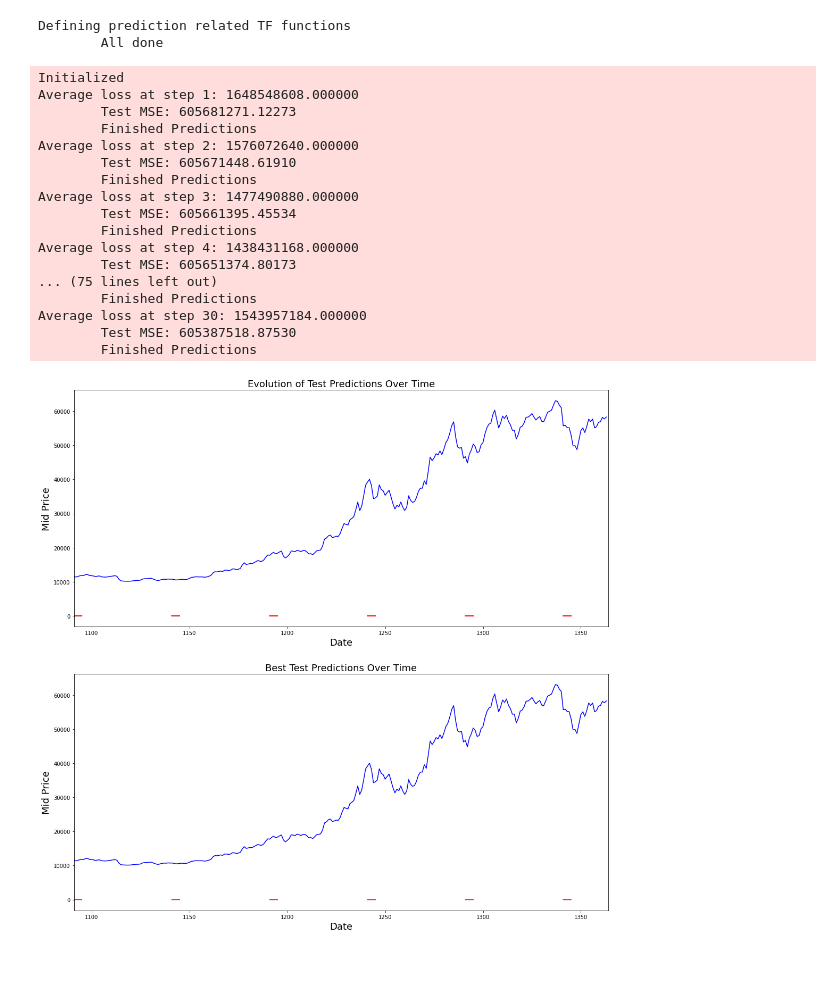
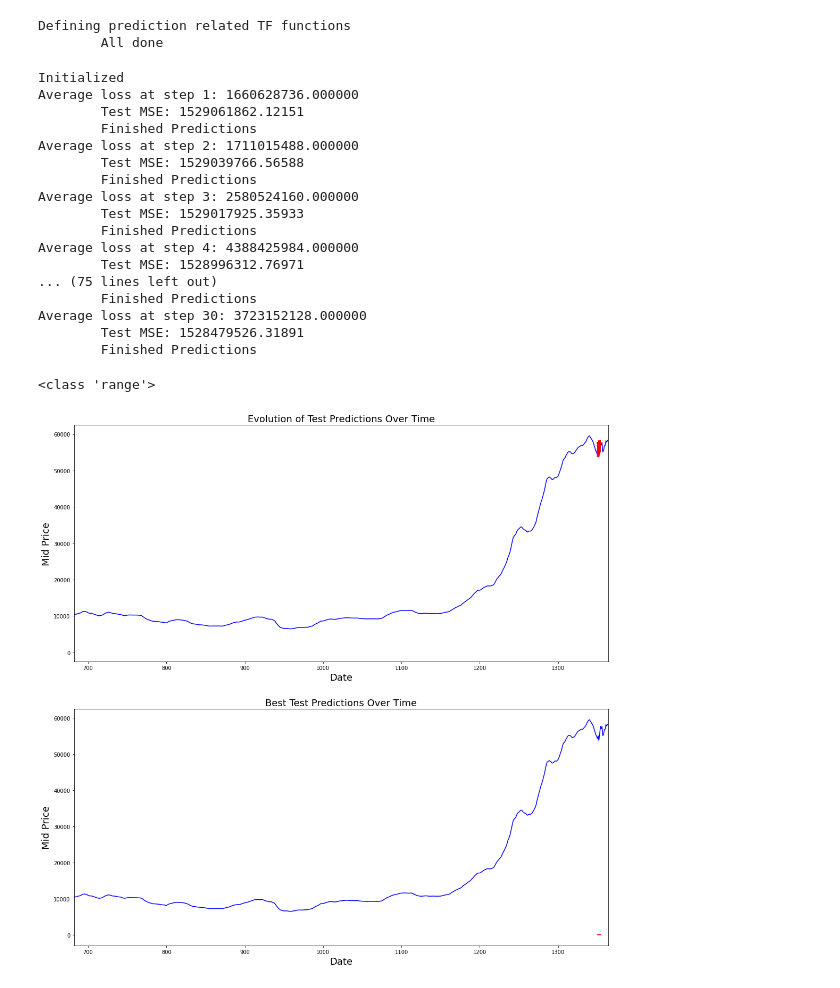
Before and after one commit to Cosby1992/BigProject, a Jupyter notebook: pre_processing/BitCoin_Mo_predicter.ipynb, the cells around one changed output. Cells and saved outputs as stored; diff of their text form; code cells hidden in the pictures.

```diff
--- a/pre_processing/BitCoin_Mo_predicter.ipynb
+++ b/pre_processing/BitCoin_Mo_predicter.ipynb
@@ -113,10 +117,12 @@ print(train_test_split_index, smoothing_window_size)
 # %%
 # Train the Scaler with training data and smooth data
 
-#for di in range(0,train_test_split_index-1,smoothing_window_size):
- #   scaler.fit(train_data[di:di+smoothing_window_size,:])
- #   train_data[di:di+smoothing_window_size,:] = scaler.transform(train_data[di:di+smoothing_window_size,#:])
+for di in range(0,train_test_split_index,smoothing_window_size):
+   scaler.fit(train_data[di:di+smoothing_window_size,:])
+   train_data[di:di+smoothing_window_size,:] = scaler.transform(train_data[di:di+smoothing_window_size,:])
 
 # You normalize the last bit of remaining data
-#scaler.fit(train_data[di+smoothing_window_size:,:])
-#train_data[di+smoothing_window_size:,:] = scaler.transform(train_data[di+smoothing_window_size:,:])
+
+print(di+smoothing_window_size,train_data[di:di+smoothing_window_size,:])
+scaler.fit(train_data[di+smoothing_window_size:,:])
+train_data[di+smoothing_window_size:,:] = scaler.transform(train_data[di+smoothing_window_size:,:])
@@ -123,16 +148,16 @@ print(train_test_split_index, smoothing_window_size)
 # %%
 # Reshape both train and test data
-#train_data = train_data.reshape(-1)
+train_data = train_data.reshape(-1)
 
 # Normalize test data
-#test_data = scaler.transform(test_data).reshape(-1)
-#train_data = scaler.transform(train_data)
+test_data = scaler.transform(test_data).reshape(-1)
+train_data = scaler.transform(train_data)
 # %%
 # Now perform exponential moving average smoothing
 # So the data will have a smoother curve than the original ragged data
 EMA = 0.0
 gamma = 0.1
-for ti in range(train_test_split_index-3):
+for ti in range(train_test_split_index):
   EMA = gamma*train_data[ti] + (1-gamma)*EMA
   train_data[ti] = EMA
 
@@ -436,7 +468,7 @@ data_gen = DataGeneratorSeq(train_data,batch_size,num_unrollings)
 x_axis_seq = []
 
 # Points you start your test predictions from
-test_points_seq = np.arange(1091,1364,50).tolist()
+test_points_seq = np.arange(1350,1364,50).tolist()
 
 for ep in range(epochs):
 
@@ -541,53 +573,62 @@ for ep in range(epochs):
       print('\tFinished Predictions')
 # %% [output]
 Initialized
-Average loss at step 1: 1648548608.000000
-        Test MSE: 605681271.12273
+Average loss at step 1: 1660628736.000000
+        Test MSE: 1529061862.12151
         Finished Predictions
-Average loss at step 2: 1576072640.000000
-        Test MSE: 605671448.61910
+Average loss at step 2: 1711015488.000000
+        Test MSE: 1529039766.56588
         Finished Predictions
-Average loss at step 3: 1477490880.000000
-        Test MSE: 605661395.45534
+Average loss at step 3: 2580524160.000000
+        Test MSE: 1529017925.35933
         Finished Predictions
-Average loss at step 4: 1438431168.000000
-        Test MSE: 605651374.80173
+Average loss at step 4: 4388425984.000000
+        Test MSE: 1528996312.76971
 ... (75 lines left out)
         Finished Predictions
-Average loss at step 30: 1543957184.000000
-        Test MSE: 605387518.87530
+Average loss at step 30: 3723152128.000000
+        Test MSE: 1528479526.31891
         Finished Predictions
 # %%
-best_prediction_epoch = 5 # replace this with the epoch that you got the best results when running the plotting code
+best_prediction_epoch = 29 # replace this with the epoch that you got the best results when running the plotting code
 
 plt.figure(figsize = (18,18))
 plt.subplot(2,1,1)
 plt.plot(range(df.shape[0]),all_mid_data,color='b')
+print(type(range(df.shape[0])))
 
 # Plotting how the predictions change over time
 # Plot older predictions with low alpha and newer predictions with high alpha
 start_alpha = 0.25
 alpha  = np.arange(start_alpha,1.1,(1.0-start_alpha)/len(predictions_over_time[::3]))
 for p_i,p in enumerate(predictions_over_time[::3]):
+    #print(p_i)
     for xval,yval in zip(x_axis_seq,p):
-        plt.plot(xval,yval,color='r',alpha=alpha[p_i])
+        #print(xval,np.array(predictions_over_time[p_i]))
+        plt.plot(xval,np.array(all_mid_data[1350+p_i:1350+p_i+5]+yval),color='r',alpha=alpha[p_i])
+
 
 plt.title('Evolution of Test Predictions Over Time',fontsize=18)
 plt.xlabel('Date',fontsize=18)
 plt.ylabel('Mid Price',fontsize=18)
-plt.xlim(1091,1364)
+plt.xlim(682,1364)
 
 plt.subplot(2,1,2)
+
 
 # Predicting the best test prediction you got
 plt.plot(range(df.shape[0]),all_mid_data,color='b')
 for xval,yval in zip(x_axis_seq,predictions_over_time[best_prediction_epoch]):
+    #print(xval,yval)
     plt.plot(xval,yval,color='r')
 
 plt.title('Best Test Predictions Over Time',fontsize=18)
 plt.xlabel('Date',fontsize=18)
+
+
 plt.ylabel('Mid Price',fontsize=18)
-plt.xlim(1091,1364)
+plt.xlim(682,1364)
 plt.show()
 # %% [output]
+<class 'range'>
-[figure, old version]
+[figure, new version]
```
Also changed, not shown: parts of 13 cells of this notebook.
